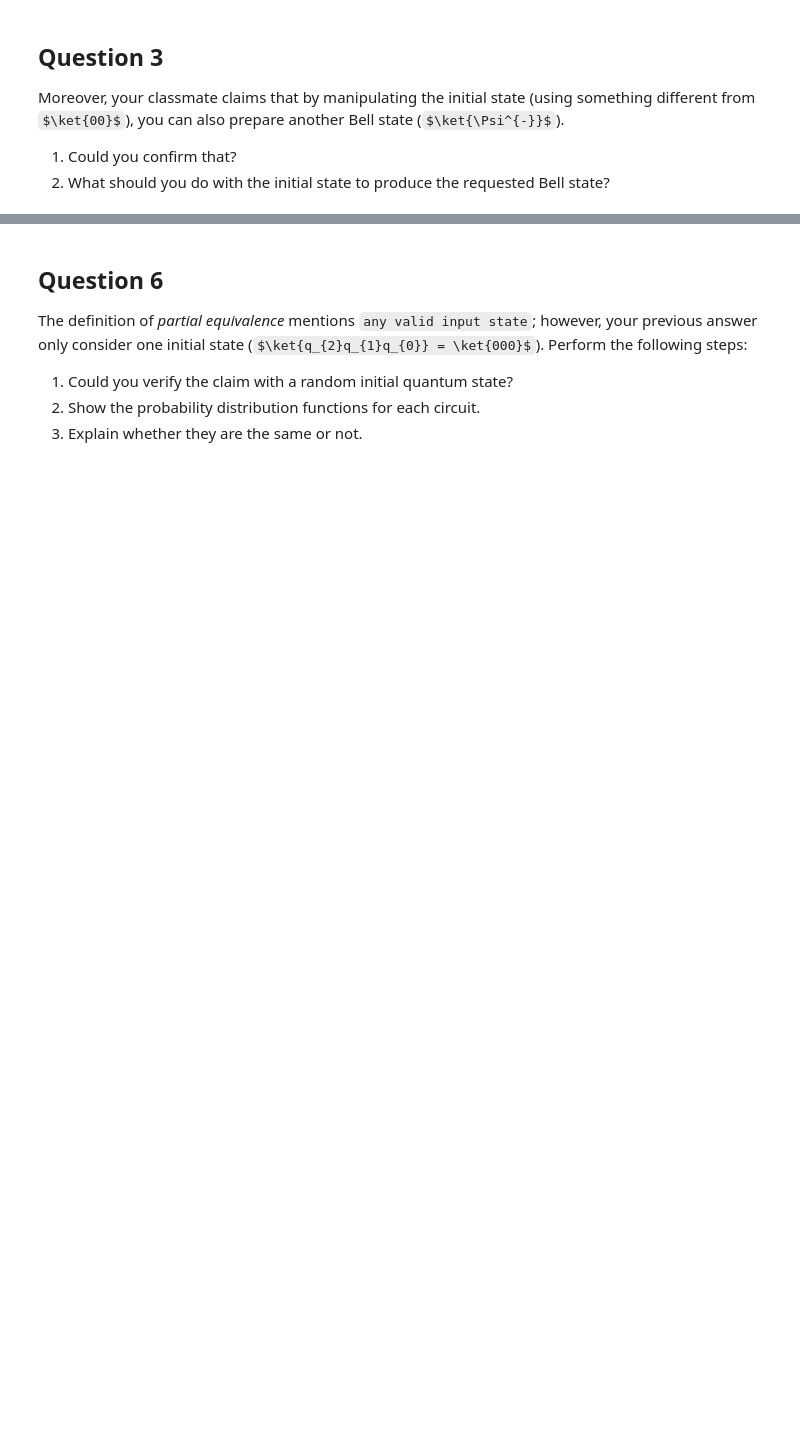
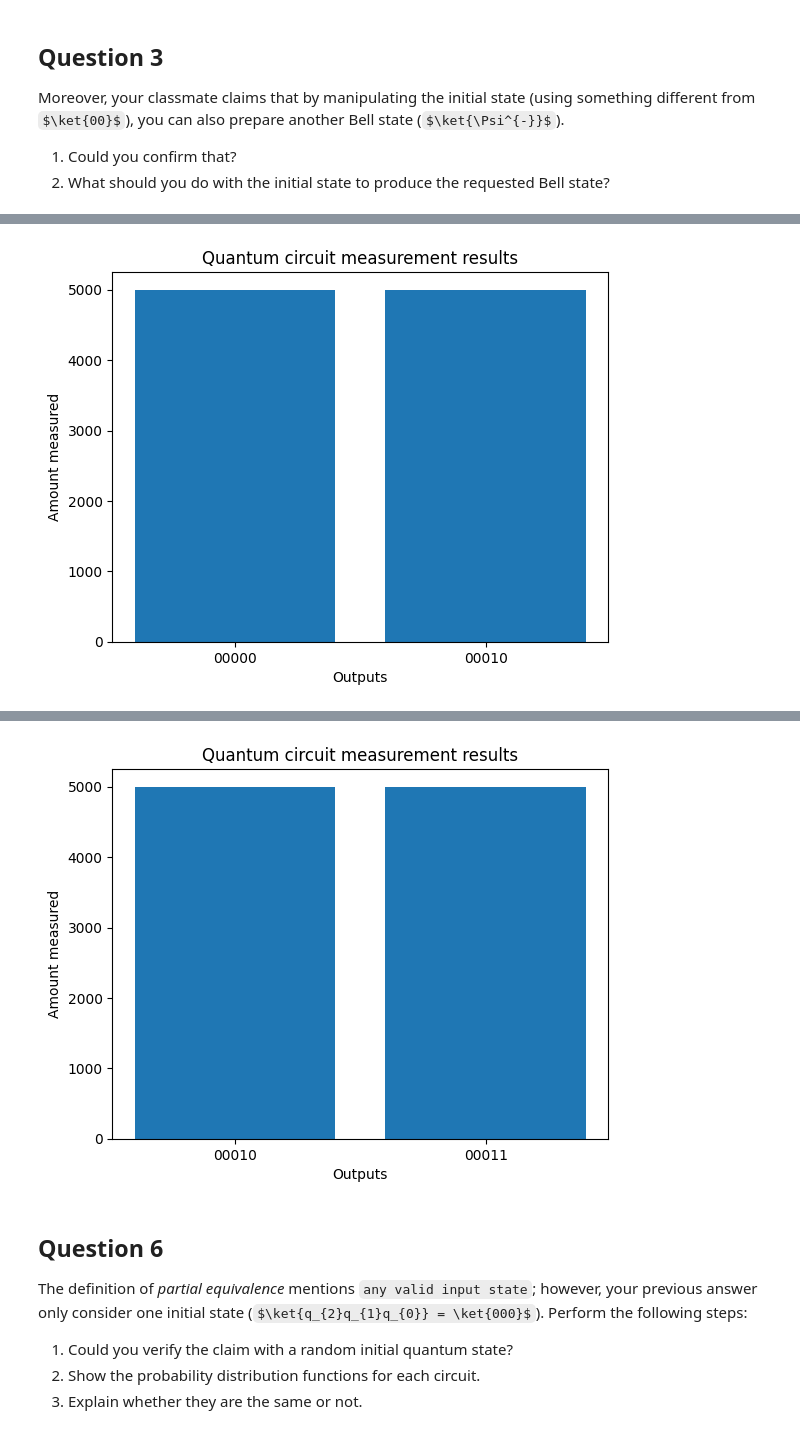
Before and after one commit to Lilith207/PythonForQuantum, a Jupyter notebook: Introduction/Assignment 5/QCI - Assignment5.ipynb, the cells around one changed output, grey strips where cells are left out. Drawn from its saved outputs; the diff is of its cells as text; code cells hidden in the pictures; some formulas as TeX source; blank space fills up the shorter version.

```diff
--- a/Introduction/Assignment 5/QCI - Assignment5.ipynb
+++ b/Introduction/Assignment 5/QCI - Assignment5.ipynb
@@ -77,0 +186,20 @@ Perform the following steps:
+# %%
+# Solution
+import qiskit
+import qiskit_aer
+from qiskit_ibm_runtime.fake_provider import FakeAthensV2
+backend = FakeAthensV2()
+qc1 = qiskit.QuantumCircuit(2)
+qc2 = qiskit.QuantumCircuit(2)
+qc1.h(0)
+qc1.h(1)
+qc1.cz(0,1)
+qc1.h(0)
+qc2.h(1)
+qc2.cx(1,0)
+z1 = qiskit.transpile(qc1, optimization_level=3, backend=backend)
+z2 = qiskit.transpile(qc2, optimization_level=3, backend=backend)
+print(z1)
+print(z2) #so instead of H it uses a 45 z turn and sqrtX, where sqrtx would probably put it in superposition and z is to correct a -
+#the first circuit does this too, but this time it rotates it a 180 degrees, this most likely has to do with optimization.
+#it also uses cx and a cz with a sqrtx which i dont entirely understand
@@ -90,0 +235,56 @@ By applying this proposed definition, your classmate identified the following tw
+# %%
+# Solution
+import qiskit
+from qiskit_aer import StatevectorSimulator
+import matplotlib.pyplot as PL
+
+def RunSim(cir, trials):
+    RR = [list(StatevectorSimulator().run(circuits=cir).result().get_counts().items()) for i in range(trials)]
+    counts = 0
+    for i in RR:
+        for z in range(len(i)):
+            if counts == 0:
+                counts = [[i[z][0]],[i[z][1]]]
+                continue
+            if not counts[0].__contains__(i[z][0]):
+                counts[0].append(i[z][0])
+                counts[1].append(i[z][1])
+            else:
+                index = counts[0].index(i[z][0])
+                counts[1][index] += i[z][1]
+    return counts
+
+def qqq1():
+    qc1 = qiskit.QuantumCircuit(3)
+    qc1.initialize([1,0,0,0,0,0,0,0])
+    qc1.cswap(1, 0, 2)
+    qc1.h(0)
+    qc1.z(2)
+    qc1.cswap(1, 0, 2)
+    print(qc1)
+    print(qiskit.quantum_info.Statevector(qc1))
+    res = RunSim(qiskit.transpile(qc1, backend=backend), 10000)
+    PL.bar(res[0], res[1])
+    PL.ylabel("Amount measured")
+    PL.xlabel('Outputs')
+    PL.title("Quantum circuit measurement results")
+    PL.show()
+
+
+def qqq2():
+    qc2 = qiskit.QuantumCircuit(3)
+    qc2.initialize([1,0,0,0,0,0,0,0])
+    qc2.x(1)
+    qc2.ch(1,0)
+    print(qc2)
+    print(qiskit.quantum_info.Statevector(qc2))
+    res = RunSim(qiskit.transpile(qc2, backend=backend), 10000)
+    PL.bar(res[0], res[1])
+    PL.ylabel("Amount measured")
+    PL.xlabel('Outputs')
+    PL.title("Quantum circuit measurement results")
+    PL.show()
+
+qqq1()
+qqq2() #q0 and the rest is not the same, so no it does not hold up
+# %% [output]
@@ -90,0 +302 @@ By applying this proposed definition, your classmate identified the following tw
+[figure, added]
@@ -91,3 +314,4 @@ By applying this proposed definition, your classmate identified the following tw
+[figure, added]
 # %% [markdown]
  ## Question 6
 
```
Also changed, not shown: parts of 18 cells of this notebook.
